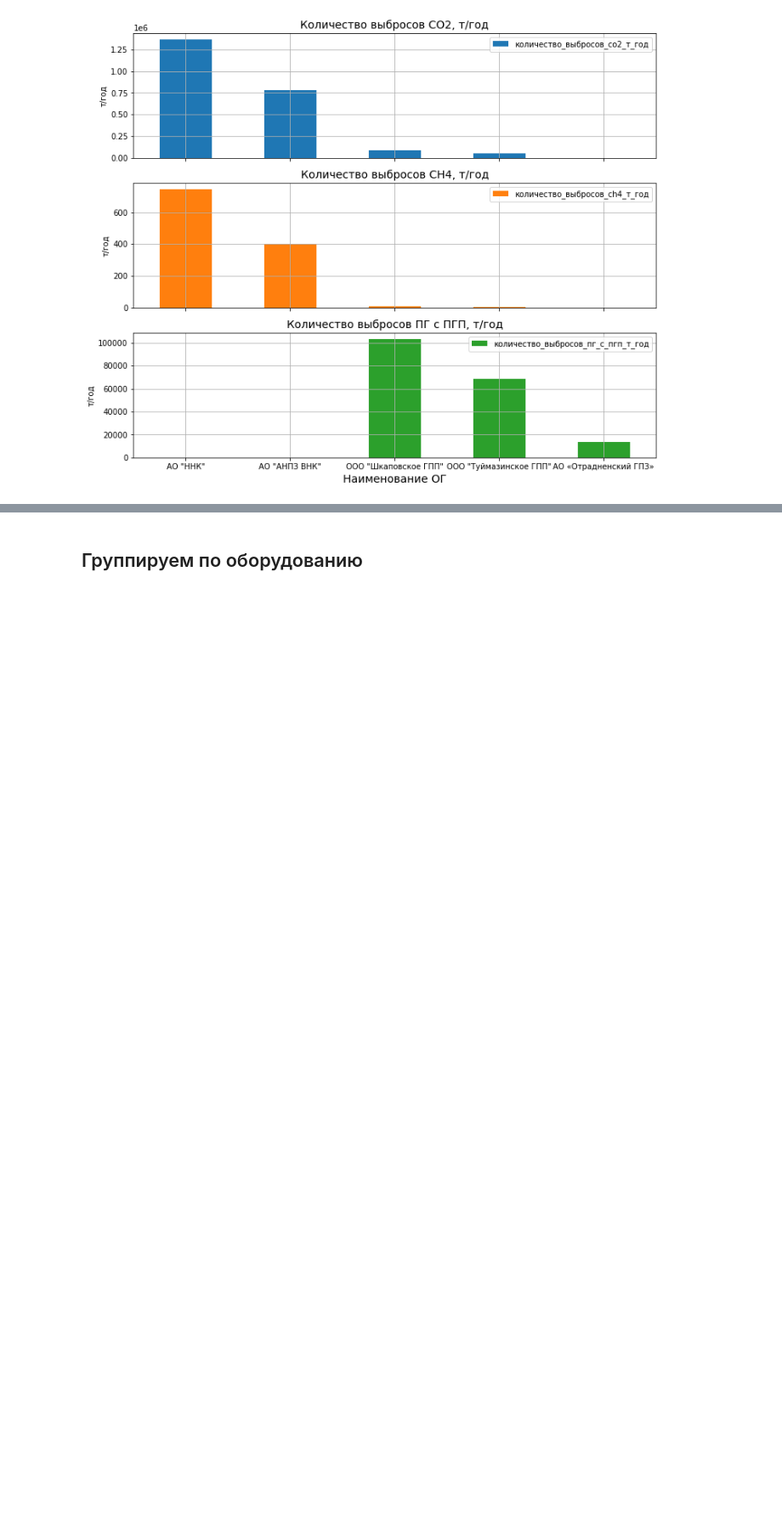
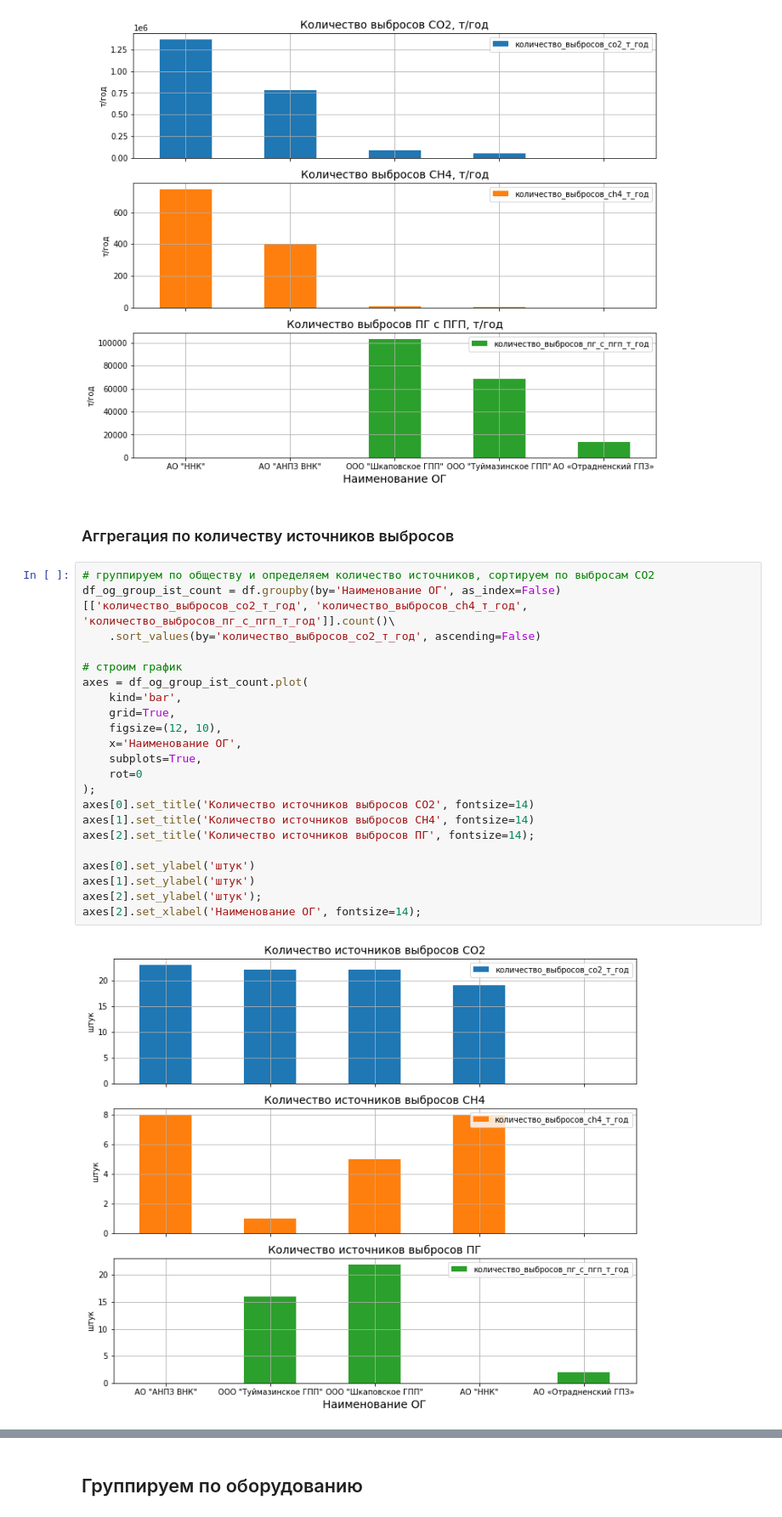
Before and after one commit to AndreiDS63/GreenDesign, a Jupyter notebook: 2_inv_analisys.ipynb, the cells around one changed output, grey strips where cells are left out. Shown at 85% size. Cells and saved outputs as stored; diff of their text form; blank space fills up the shorter version.

Commit message:
added graphs

```diff
--- a/2_inv_analisys.ipynb
+++ b/2_inv_analisys.ipynb
@@ -38,3 +40,29 @@ axes[2].set_ylabel('т/год');
 axes[2].set_xlabel('Наименование ОГ', fontsize=14);
 # %% [output]
 [figure]
+# %% [markdown]
+### Аггрегация по количеству источников выбросов
+# %%
+# группируем по обществу и определяем количество источников, сортируем по выбросам СО2
+df_og_group_ist_count = df.groupby(by='Наименование ОГ', as_index=False)[['количество_выбросов_со2_т_год', 'количество_выбросов_сh4_т_год', 'количество_выбросов_пг_с_пгп_т_год']].count()\
+    .sort_values(by='количество_выбросов_со2_т_год', ascending=False)
+
+# строим график
+axes = df_og_group_ist_count.plot(
+    kind='bar',
+    grid=True,
+    figsize=(12, 10),
+    x='Наименование ОГ',
+    subplots=True,
+    rot=0
+);
+axes[0].set_title('Количество источников выбросов СО2', fontsize=14)
+axes[1].set_title('Количество источников выбросов CH4', fontsize=14)
+axes[2].set_title('Количество источников выбросов ПГ', fontsize=14);
+
+axes[0].set_ylabel('штук')
+axes[1].set_ylabel('штук')
+axes[2].set_ylabel('штук');
+axes[2].set_xlabel('Наименование ОГ', fontsize=14);
+# %% [output]
+[figure, added]
```
Also changed, not shown: parts of 8 cells of this notebook.
